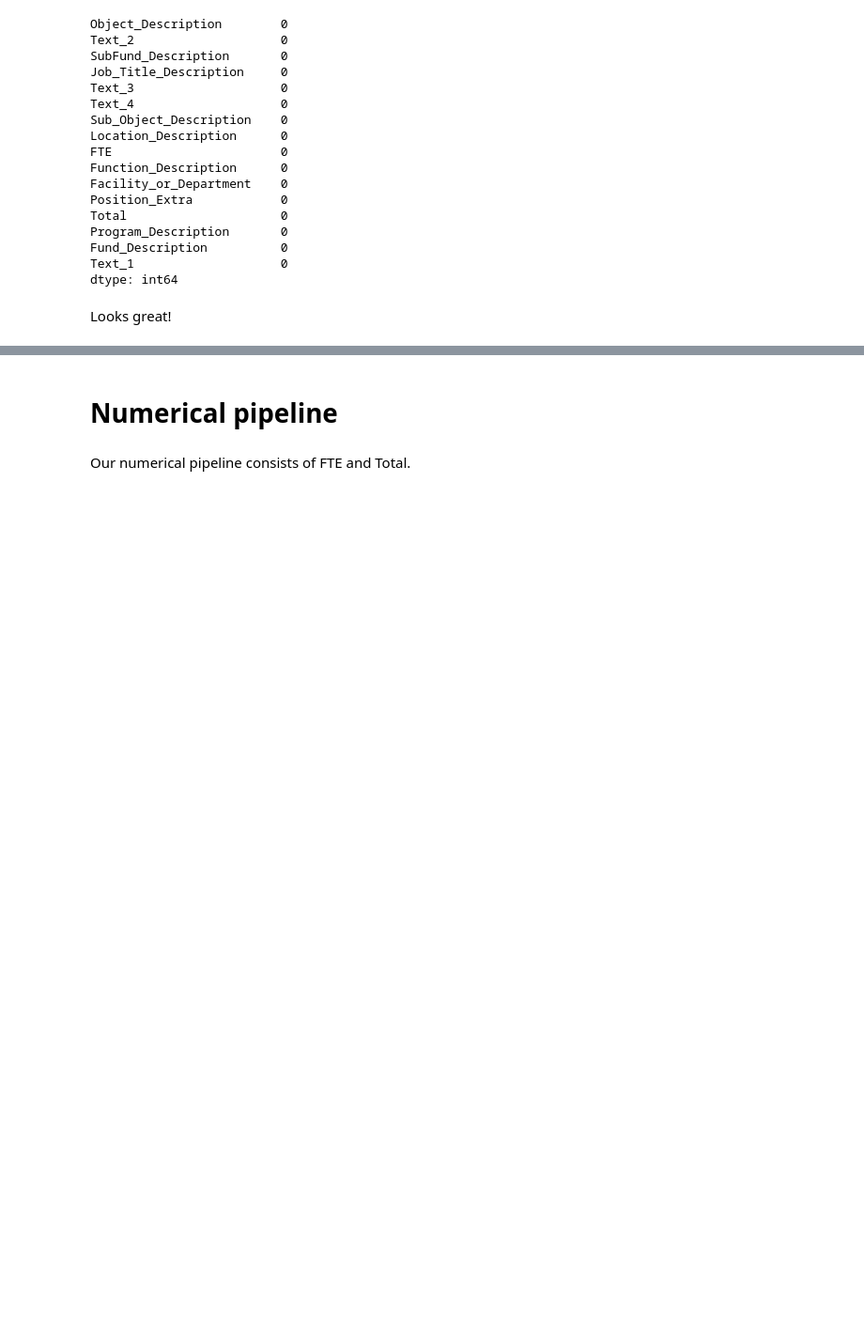
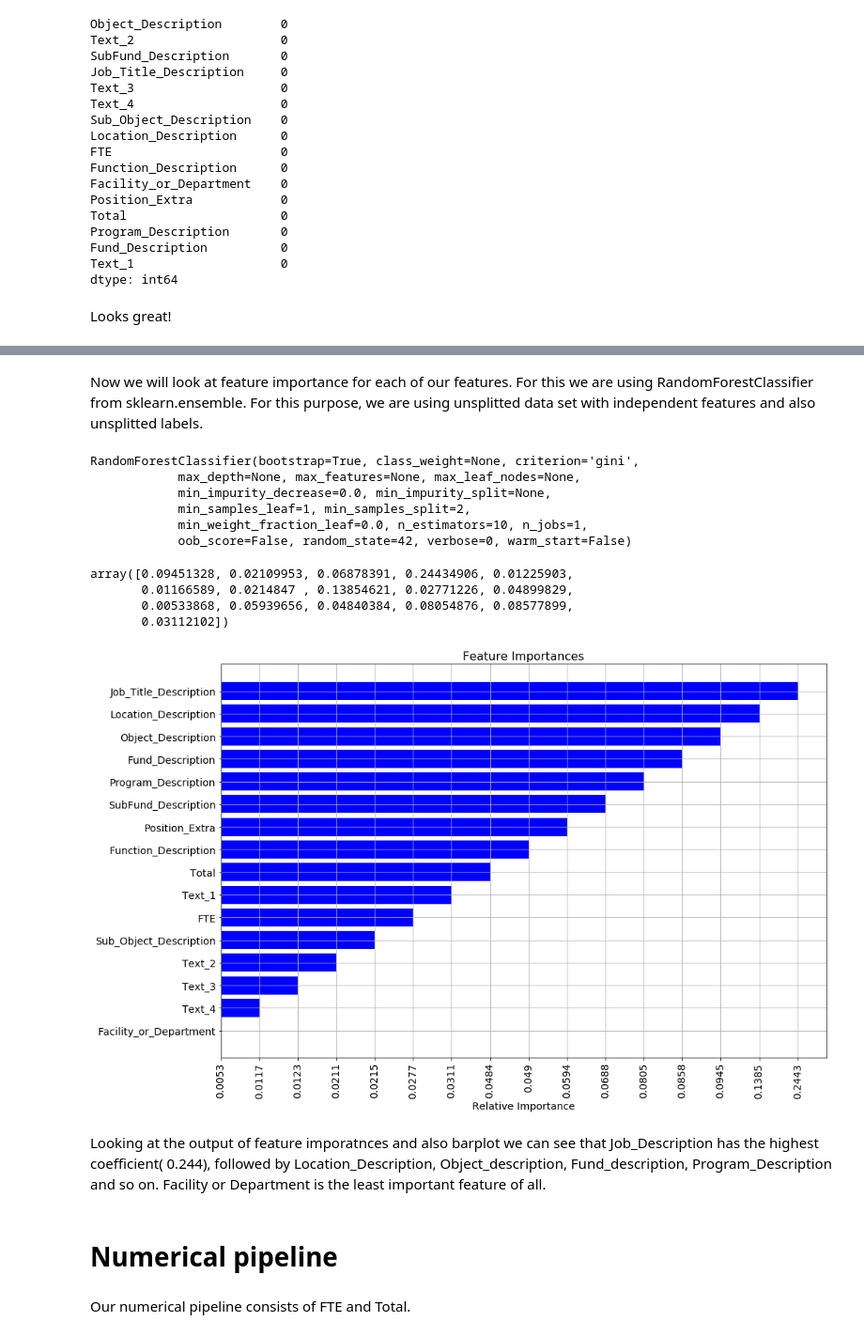
Before and after one commit to ayeshabhimdi/education-reboot, a Jupyter notebook: project/Reboot-Education_boxplot-PandasMICE.ipynb, the cells around one changed output, grey strips where cells are left out. Shown at 94% size. Cells and saved outputs as stored; diff of their text form; code cells hidden in the pictures; blank space fills up the shorter version.

Commit message:
added description

```diff
--- a/project/Reboot-Education_boxplot-PandasMICE.ipynb
+++ b/project/Reboot-Education_boxplot-PandasMICE.ipynb
@@ -459,3 +462,53 @@ Looks great!
+# %% [markdown]
+Now we will look at feature importance for each of our features. For this we are using RandomForestClassifier from sklearn.ensemble. For this purpose, we are using unsplitted data set with independent features and also unsplitted labels.
+# %%
+from sklearn.ensemble import RandomForestClassifier
+forest_regModel = RandomForestClassifier(random_state=42, max_features=None)
+forest_regModel.fit(miced_data, dummies_lab)
+# %% [output]
+RandomForestClassifier(bootstrap=True, class_weight=None, criterion='gini',
+            max_depth=None, max_features=None, max_leaf_nodes=None,
+            min_impurity_decrease=0.0, min_impurity_split=None,
+            min_samples_leaf=1, min_samples_split=2,
+            min_weight_fraction_leaf=0.0, n_estimators=10, n_jobs=1,
+            oob_score=False, random_state=42, verbose=0, warm_start=False)
+# %%
+feature_importances = forest_regModel.feature_importances_
+feature_importances
+# %% [output]
+array([0.09451328, 0.02109953, 0.06878391, 0.24434906, 0.01225903,
+       0.01166589, 0.0214847 , 0.13854621, 0.02771226, 0.04899829,
+       0.00533868, 0.05939656, 0.04840384, 0.08054876, 0.08577899,
+       0.03112102])
+# %%
+attributes = ['Object_Description', 'Text_2', 'SubFund_Description','Job_Title_Description','Text_3',
+             'Text_4','Sub_Object_Description','Location_Description','FTE','Function_Description',
+             'Facility_or_Department','Position_Extra','Total','Program_Description','Fund_Description',
+             'Text_1']
+# %%
+sortedFeatures = sorted(zip(np.round(feature_importances,4), attributes), reverse=False)
+# %%
+## Plot feature importances
+
+%matplotlib inline
+import matplotlib
+import matplotlib.pyplot as plt
+plt.figure(figsize=(15,10))
+plt.title("Feature importances")
+sortedNames = np.array(sortedFeatures)[:, 1]
+sortedImportances = np.array(sortedFeatures)[:, 0]
+
+plt.title('Feature Importances', fontsize=16)
+plt.barh(range(len(sortedNames)), sortedImportances, color='b', align='center')
+plt.xticks(rotation='vertical', fontsize=14)
+plt.yticks(range(len(sortedNames)), sortedNames, fontsize=14)
+plt.xlabel('Relative Importance', fontsize=14)
+plt.grid()
+plt.show()
+# %% [output]
+[figure, added]
+# %% [markdown]
+Looking at the output of feature imporatnces and also barplot we can see that Job_Description has the highest coefficient( 0.244), followed by Location_Description, Object_description, Fund_description, Program_Description and so on. Facility or Department is the least important feature of all.
 # %% [markdown]
 # Numerical pipeline
 # %% [markdown]
```
Also changed, not shown: parts of 10 cells of this notebook.
